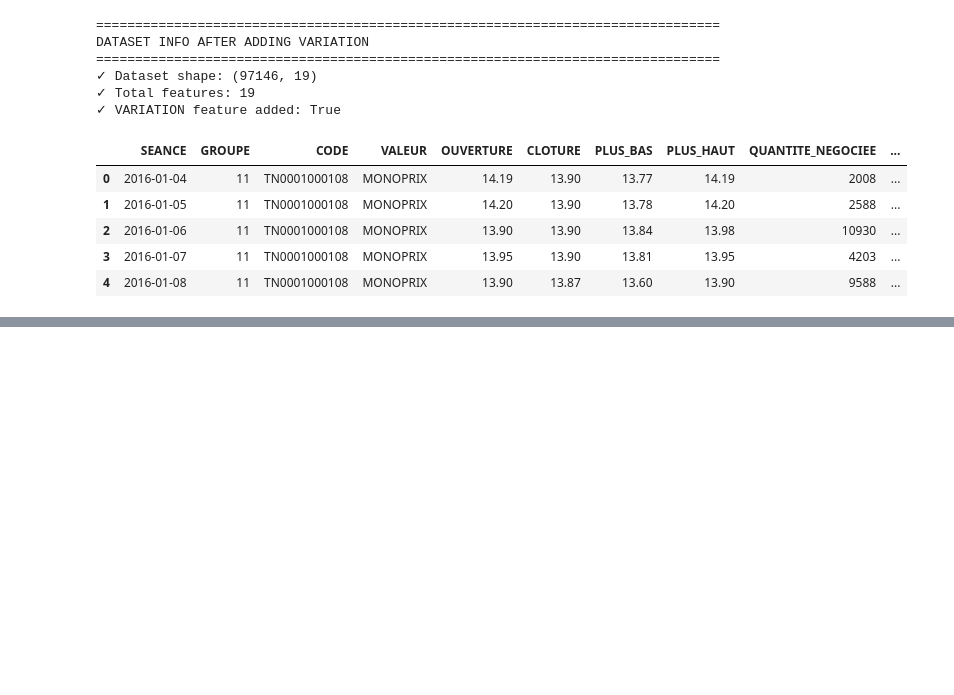
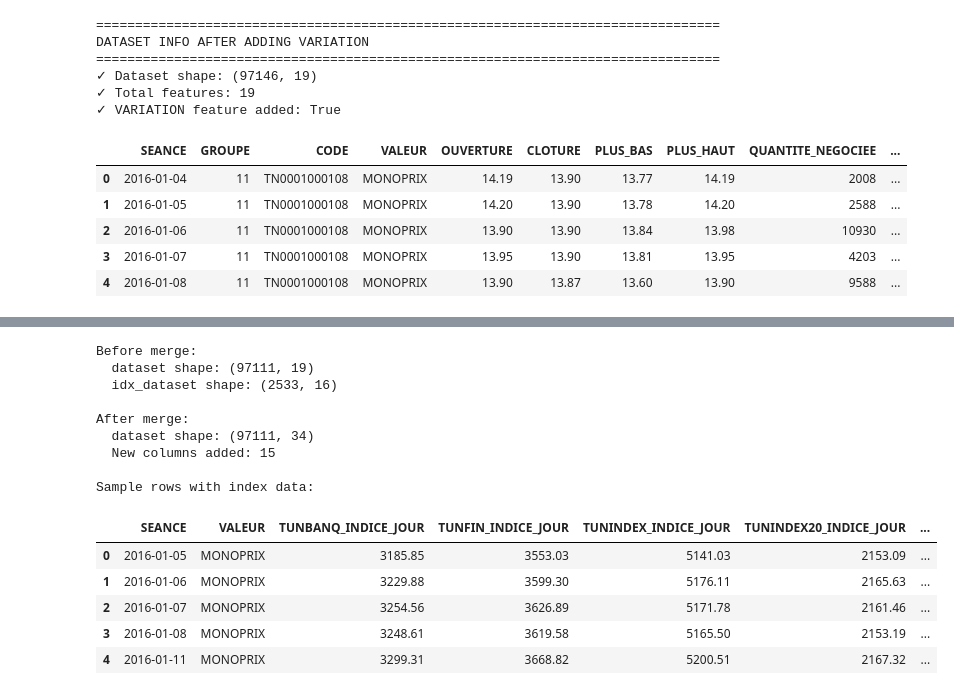
Before and after one commit to YassineBen-Yahia/TuniTrAIde, a Jupyter notebook: Forecasting/forecasting_notebook.ipynb, the cells around one changed output, grey strips where cells are left out. Cells and saved outputs as stored; diff of their text form; code cells hidden in the pictures; blank space fills up the shorter version.

```diff
--- a/Forecasting/forecasting_notebook.ipynb
+++ b/Forecasting/forecasting_notebook.ipynb
@@ -4330,0 +4637,3 @@ dataset.head()
+# %%
+indices_2026 = pd.read_csv('../data/2026_indices_data.csv', parse_dates=['SEANCE'])
+indices_2026.head()
@@ -4330,0 +4647,6 @@ dataset.head()
+# %%
+columns_to_convert = [col for col in indices_2026.columns if col != 'SEANCE']
+for col in columns_to_convert:
+    # Convert to string, remove commas, then convert to float
+    indices_2026[col] = indices_2026[col].astype(str).str.replace(',', '').astype(float)
+indices_2026.info()
@@ -4330,0 +4959,42 @@ dataset.head()
+# %%
+# idx_dataset.to_csv('../data/index_historical_data.csv', index=False)
+idx_dataset = pd.read_csv('../data/index_historical_data.csv', parse_dates=['SEANCE'])
+# %%
+# Merge idx_dataset with the main dataset on SEANCE
+print(f"Before merge:")
+print(f"  dataset shape: {dataset.shape}")
+print(f"  idx_dataset shape: {idx_dataset.shape}")
+
+# Perform left join to keep all rows from dataset
+dataset = pd.merge(dataset, idx_dataset, on='SEANCE', how='left')
+
+print(f"\nAfter merge:")
+print(f"  dataset shape: {dataset.shape}")
+print(f"  New columns added: {idx_dataset.shape[1] - 1}")  # -1 for SEANCE
+
+# Display sample with index data
+print("\nSample rows with index data:")
+index_cols = [col for col in dataset.columns if any(idx_name in col for idx_name in ['TUNINDEX', 'TUNFIN', 'TUNBANQ', 'TUNSAC'])]
+display(dataset[['SEANCE', 'VALEUR'] + index_cols[:6]].head())
+
+# Check for missing values in index columns
+missing_idx = dataset[index_cols].isnull().sum()
+if missing_idx.sum() > 0:
+    print(f"\nWarning: Some index values are missing:")
+    print(missing_idx[missing_idx > 0])
+# %% [output]
+Before merge:
+  dataset shape: (97111, 19)
+  idx_dataset shape: (2533, 16)
+
+After merge:
+  dataset shape: (97111, 34)
+  New columns added: 15
+
+Sample rows with index data:
+|  | SEANCE | VALEUR | TUNBANQ_INDICE_JOUR | TUNFIN_INDICE_JOUR | TUNINDEX_INDICE_JOUR | TUNINDEX20_INDICE_JOUR | ... |
+| 0 | 2016-01-05 | MONOPRIX | 3185.85 | 3553.03 | 5141.03 | 2153.09 | ... |
+| 1 | 2016-01-06 | MONOPRIX | 3229.88 | 3599.30 | 5176.11 | 2165.63 | ... |
+| 2 | 2016-01-07 | MONOPRIX | 3254.56 | 3626.89 | 5171.78 | 2161.46 | ... |
+| 3 | 2016-01-08 | MONOPRIX | 3248.61 | 3619.58 | 5165.50 | 2153.19 | ... |
+| 4 | 2016-01-11 | MONOPRIX | 3299.31 | 3668.82 | 5200.51 | 2167.32 | ... |
```
Also changed, not shown: parts of 22 cells of this notebook.
